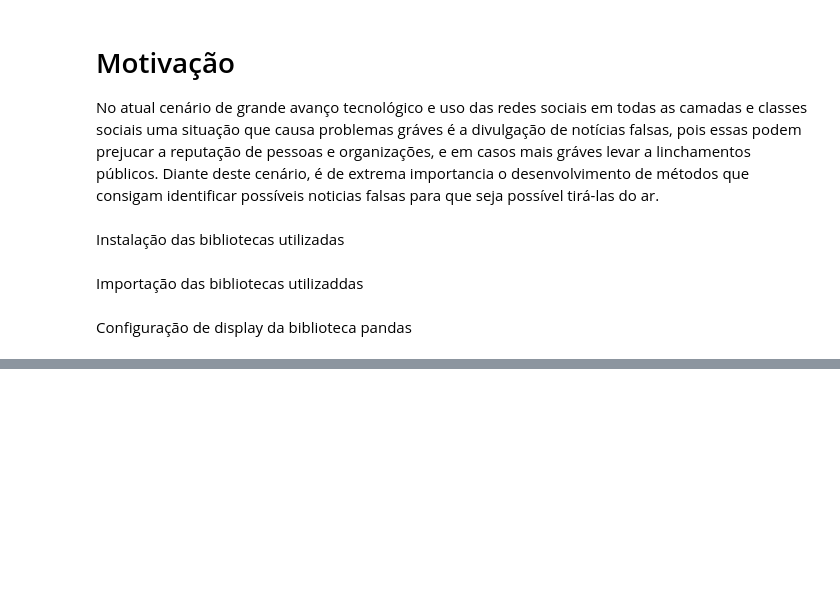
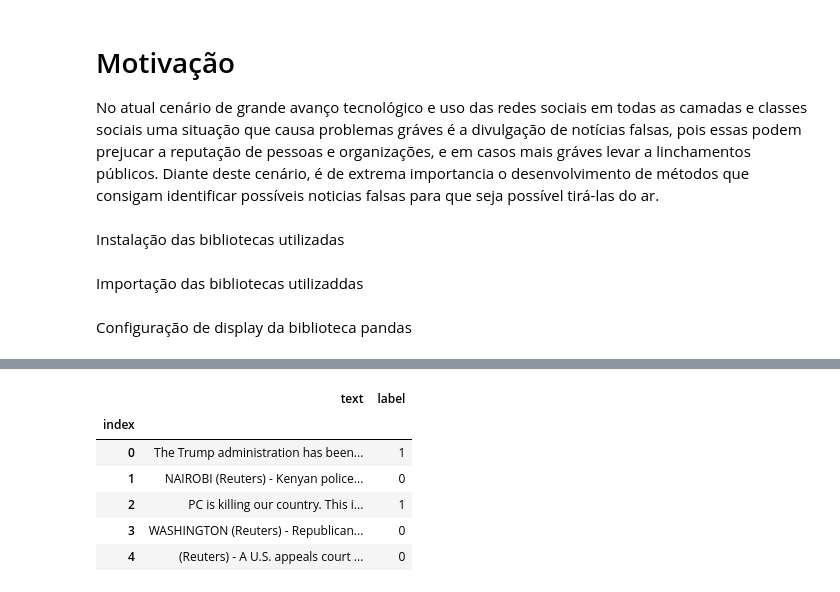
Before and after one commit to williansmprimo/NLP, a Jupyter notebook: detecting_fake_news/Detecting_Fake_News.ipynb, the cells around one changed output, grey strips where cells are left out. Drawn from its saved outputs; the diff is of its cells as text; code cells hidden in the pictures; blank space fills up the shorter version.

```diff
--- a/detecting_fake_news/Detecting_Fake_News.ipynb
+++ b/detecting_fake_news/Detecting_Fake_News.ipynb
@@ -553,0 +42,23 @@ Com isso podemos dizer que o modelo utilizando "Simpletransformers" terá melhor
+# %%
+# Lendo os dados:
+with open('fake_news_data_set.json') as file:
+    data_set_json = json.load(file)
+
+# Use pd.json_normalize to convert the JSON to a DataFrame
+df_news = pd.json_normalize(data_set_json['rows'],
+                     meta=[['row', 'text'], ['row', 'label']])
+
+df_news.columns = ['index', '.', 'text', 'label']
+df_news['label'] = [int(label) for label in df_news['label']]
+df_news = df_news.drop(['.'], axis=1)
+df_news = df_news.set_index('index')
+
+df_news.head()
+# %% [output]
+|  | text | label |
+| index |  |  |
+| 0 | The Trump administration has been... | 1 |
+| 1 | NAIROBI (Reuters) - Kenyan police... | 0 |
+| 2 | PC is killing our country. This i... | 1 |
+| 3 | WASHINGTON (Reuters) - Republican... | 0 |
+| 4 | (Reuters) - A U.S. appeals court ... | 0 |
```
Also changed, not shown: parts of 97 cells of this notebook, 1 other file.
